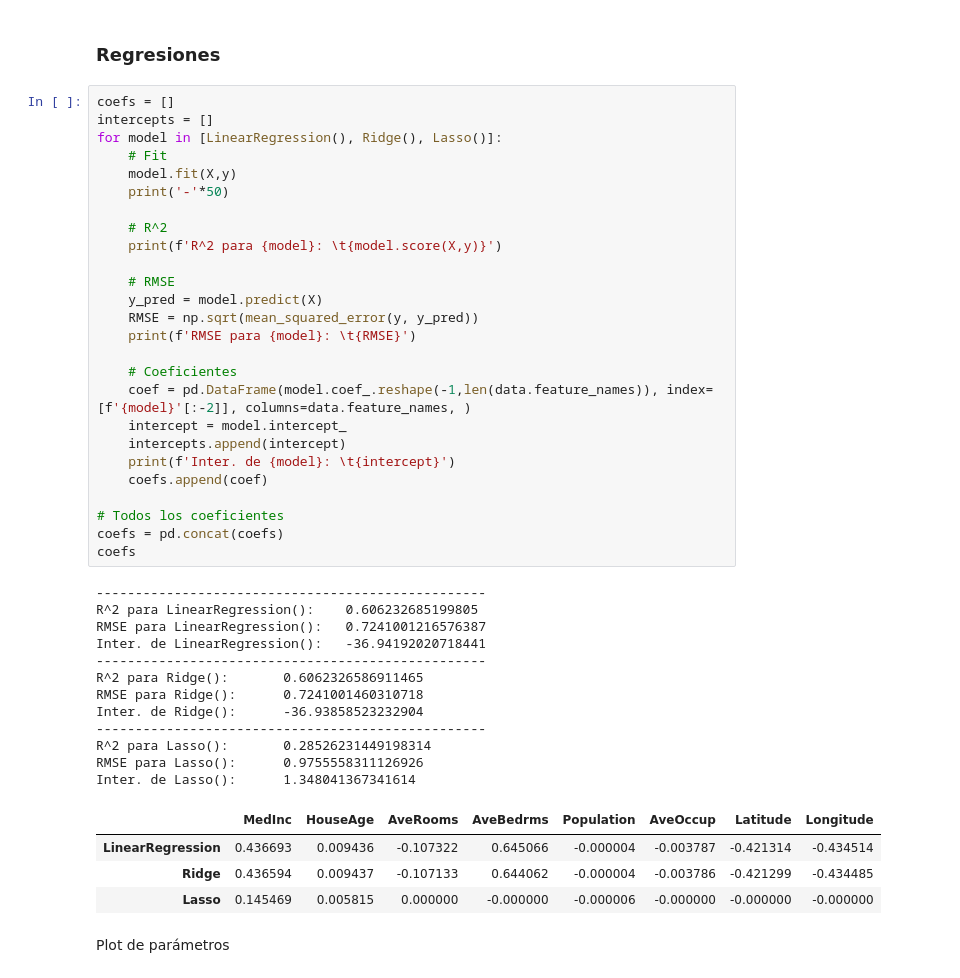
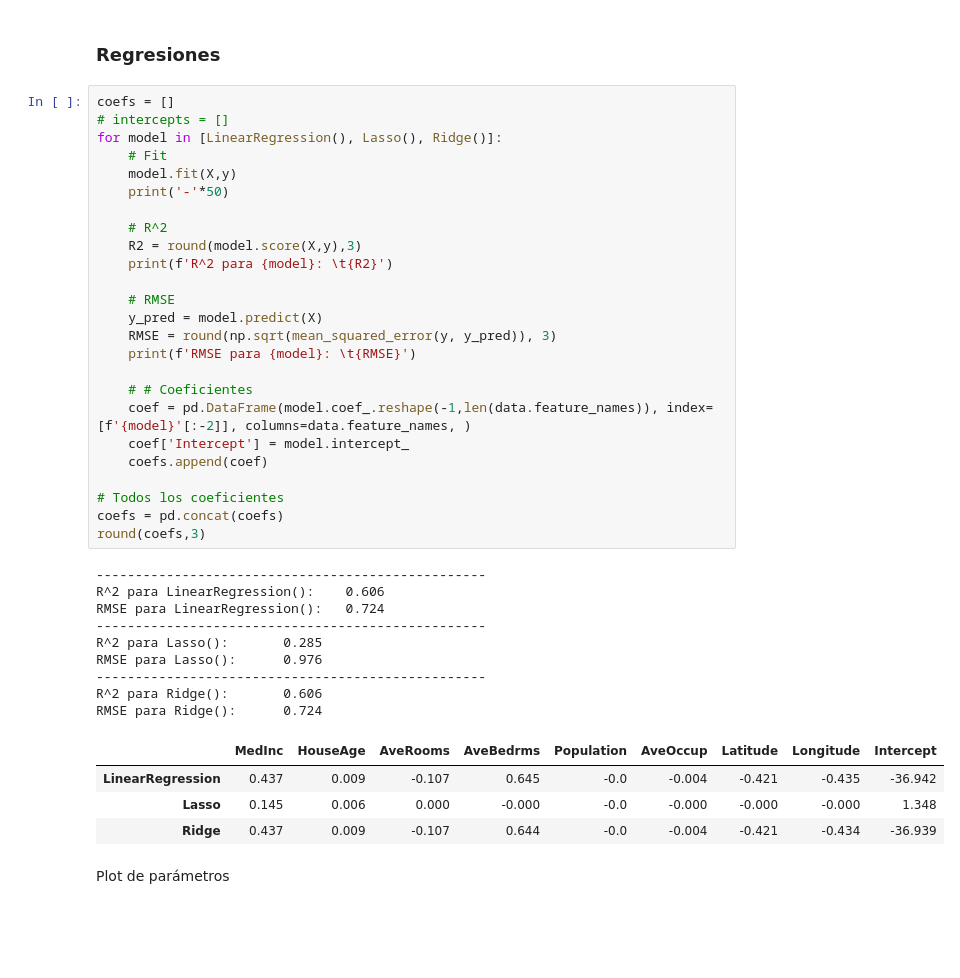
Before and after one commit to nicacevedo/Machine-Learning-DIM, a Jupyter notebook: TP1/TP1_P2.ipynb, the cells around one changed output. Drawn from its saved outputs; the diff is of its cells as text; blank space fills up the shorter version.

```diff
--- a/TP1/TP1_P2.ipynb
+++ b/TP1/TP1_P2.ipynb
@@ -69,46 +74,42 @@ Name: MedHouseVal, dtype: float64
 ### Regresiones
 # %%
 coefs = []
-intercepts = []
-for model in [LinearRegression(), Ridge(), Lasso()]:
+# intercepts = []
+for model in [LinearRegression(), Lasso(), Ridge()]:
     # Fit
     model.fit(X,y)
     print('-'*50)
 
     # R^2
-    print(f'R^2 para {model}: \t{model.score(X,y)}')
+    R2 = round(model.score(X,y),3)
+    print(f'R^2 para {model}: \t{R2}')
 
     # RMSE
     y_pred = model.predict(X)
-    RMSE = np.sqrt(mean_squared_error(y, y_pred))
+    RMSE = round(np.sqrt(mean_squared_error(y, y_pred)), 3)
     print(f'RMSE para {model}: \t{RMSE}')
 
-    # Coeficientes
+    # # Coeficientes
     coef = pd.DataFrame(model.coef_.reshape(-1,len(data.feature_names)), index=[f'{model}'[:-2]], columns=data.feature_names, )
-    intercept = model.intercept_
-    intercepts.append(intercept)
-    print(f'Inter. de {model}: \t{intercept}')
+    coef['Intercept'] = model.intercept_
     coefs.append(coef)
 
 # Todos los coeficientes
 coefs = pd.concat(coefs)
-coefs
+round(coefs,3)
 # %% [output]
 --------------------------------------------------
-R^2 para LinearRegression():    0.606232685199805
-RMSE para LinearRegression():   0.7241001216576387
-Inter. de LinearRegression():   -36.94192020718441
+R^2 para LinearRegression():    0.606
+RMSE para LinearRegression():   0.724
 --------------------------------------------------
-R^2 para Ridge():       0.6062326586911465
-RMSE para Ridge():      0.7241001460310718
-Inter. de Ridge():      -36.93858523232904
+R^2 para Lasso():       0.285
+RMSE para Lasso():      0.976
 --------------------------------------------------
-R^2 para Lasso():       0.28526231449198314
-RMSE para Lasso():      0.9755558311126926
-Inter. de Lasso():      1.348041367341614
+R^2 para Ridge():       0.606
+RMSE para Ridge():      0.724
-|  | MedInc | HouseAge | AveRooms | AveBedrms | Population | AveOccup | Latitude | Longitude |
-| LinearRegression | 0.436693 | 0.009436 | -0.107322 | 0.645066 | -0.000004 | -0.003787 | -0.421314 | -0.434514 |
-| Ridge | 0.436594 | 0.009437 | -0.107133 | 0.644062 | -0.000004 | -0.003786 | -0.421299 | -0.434485 |
-| Lasso | 0.145469 | 0.005815 | 0.000000 | -0.000000 | -0.000006 | -0.000000 | -0.000000 | -0.000000 |
+|  | MedInc | HouseAge | AveRooms | AveBedrms | Population | AveOccup | Latitude | Longitude | Intercept |
+| LinearRegression | 0.437 | 0.009 | -0.107 | 0.645 | -0.0 | -0.004 | -0.421 | -0.435 | -36.942 |
+| Lasso | 0.145 | 0.006 | 0.000 | -0.000 | -0.0 | -0.000 | -0.000 | -0.000 | 1.348 |
+| Ridge | 0.437 | 0.009 | -0.107 | 0.644 | -0.0 | -0.004 | -0.421 | -0.434 | -36.939 |
 # %% [markdown]
 Plot de parámetros
```
Also changed, not shown: parts of 37 cells of this notebook, 4 other files.
